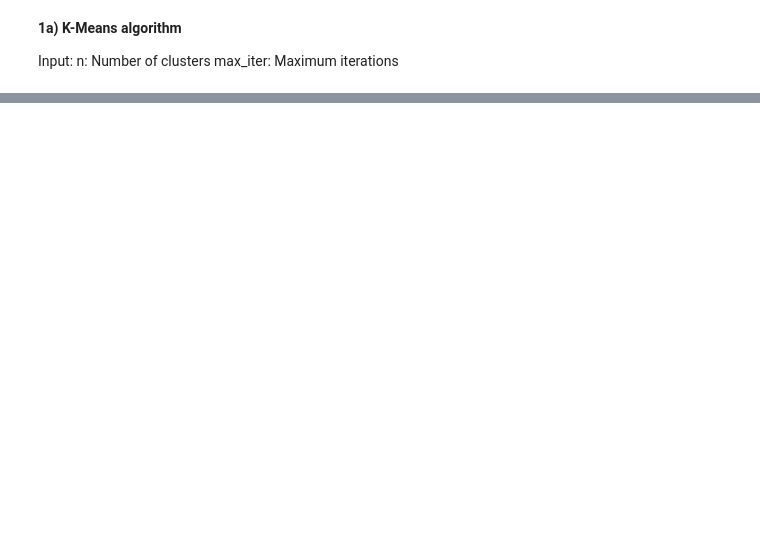
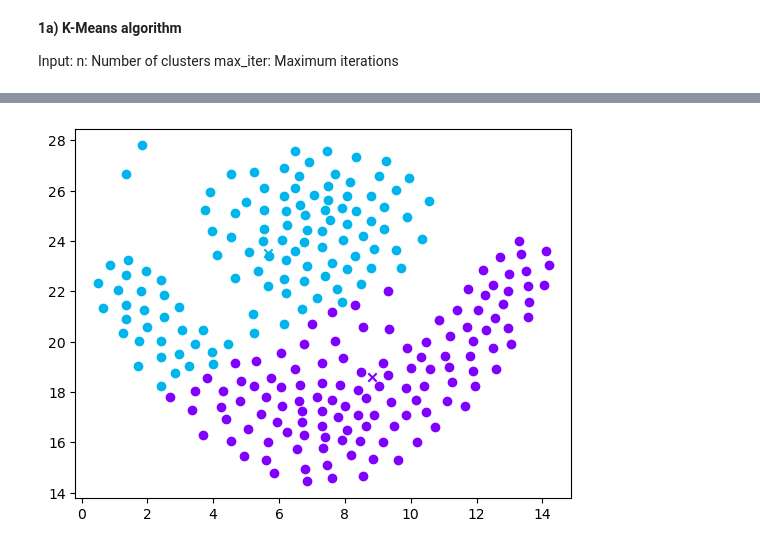
Before and after one commit to helgeingvart/FYS-2021, a Jupyter notebook: set6.ipynb, the cells around one changed output, grey strips where cells are left out. Saved outputs shown, nothing was run; the diff lists cells and outputs as text; code cells hidden in the pictures; blank space fills up the shorter version.

```diff
--- a/set6.ipynb
+++ b/set6.ipynb
@@ -71,0 +120,13 @@ kmeans.fit_predict(X)
+# %%
+# Now our clustering alg
+kmeans = KMeans(2, 40)
+S, centroids = kmeans.fit_predict(X)
+for center, color in zip(centroids, colors):
+    plt.scatter(center[0], center[1], color=color, marker="x")
+
+for i in range(clusters) :
+    cluster_point_i = X[S == i,:]
+    color = colors[i]
+    plt.scatter(cluster_point_i[:,0], cluster_point_i[:,1], color=color)
+# %% [output]
+[figure, added]
```
Also changed, not shown: parts of 8 cells of this notebook.
